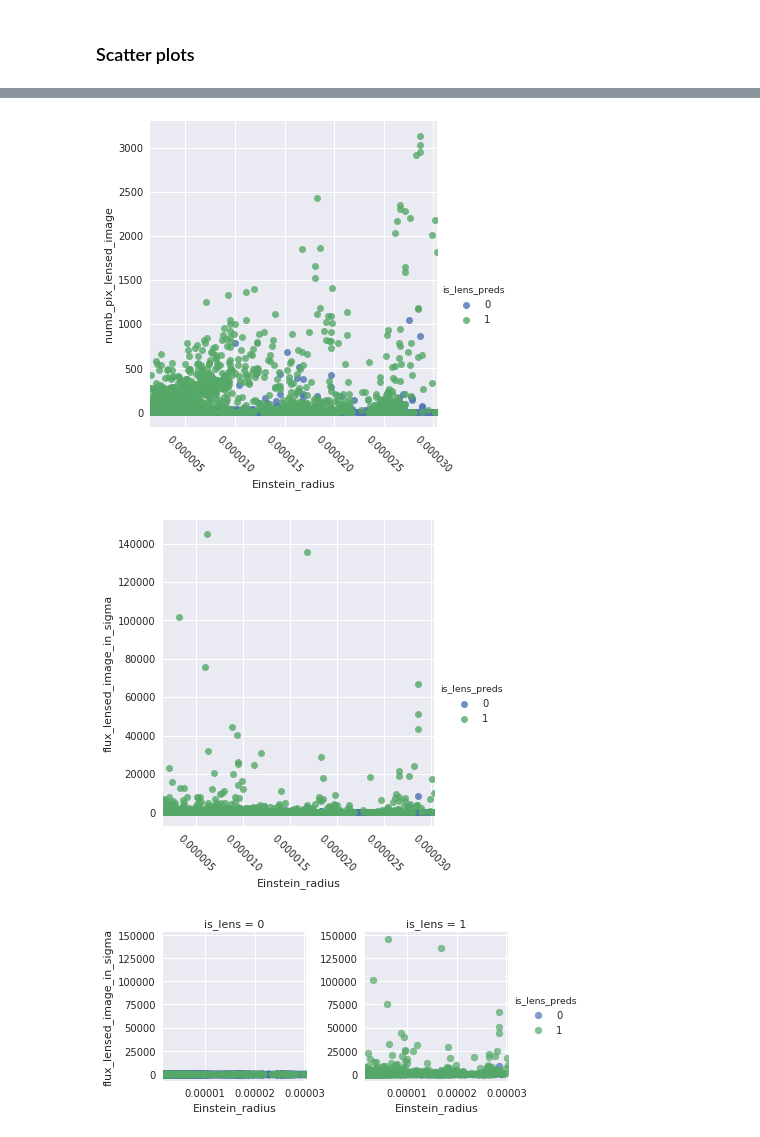
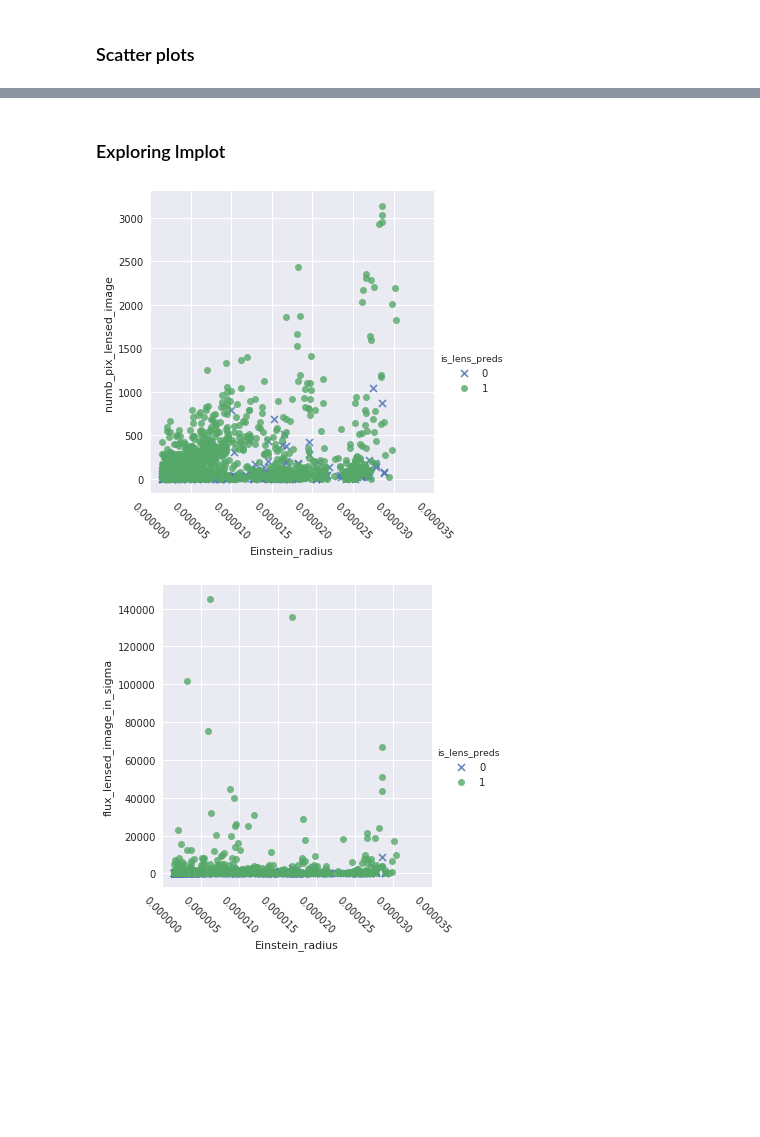
Before and after one commit to agoila/strong-lenses, a Jupyter notebook: Parameter Study.ipynb, the cells around one changed output, grey strips where cells are left out. Drawn from its saved outputs; the diff is of its cells as text; code cells hidden in the pictures; blank space fills up the shorter version.

Commit message:
improved plots

```diff
--- a/Parameter Study.ipynb
+++ b/Parameter Study.ipynb
@@ -237,2 +253,4 @@ plt.legend(['false negatives', 'true positives']);
 # %% [markdown]
 ### Scatter plots
+# %%
+sns.set()
@@ -239,20 +273,16 @@ plt.legend(['false negatives', 'true positives']);
+# %% [markdown]
+### Exploring lmplot
 # %%
-sns.lmplot(x='Einstein_radius', y='numb_pix_lensed_image', data=csv_test, fit_reg=False, hue='is_lens_preds')
-plt.xlim([min(csv_test.Einstein_radius), max(csv_test.Einstein_radius)])
+sns.lmplot(x='Einstein_radius', y='numb_pix_lensed_image', data=positives, fit_reg=False,
+           hue='is_lens_preds', markers=["x", "o"])
+plt.xlim([0.00000005, 0.000035])
 plt.xticks(rotation=-45);
 # %% [output]
-[figure, old version]
+[figure, new version]
 # %%
-sns.lmplot(x='Einstein_radius', y='flux_lensed_image_in_sigma', data=csv_test, fit_reg=False, hue='is_lens_preds')
-plt.xlim([min(csv_test.Einstein_radius), max(csv_test.Einstein_radius)])
+sns.lmplot(x='Einstein_radius', y='flux_lensed_image_in_sigma', data=positives, fit_reg=False,
+           hue='is_lens_preds', markers=["x", "o"])
+plt.xlim([0.00000005, 0.000035])
 plt.xticks(rotation=-45);
 # %% [output]
-[figure, old version]
+[figure, new version]
-# %%
-g = sns.FacetGrid(csv_test, col="is_lens", hue="is_lens_preds")
-g.map(plt.scatter, 'Einstein_radius', 'flux_lensed_image_in_sigma', alpha=.7)
-#g.set_xticklabels(rotation=-45)
-plt.xlim([min(csv_test.Einstein_radius), max(csv_test.Einstein_radius)])
-g.add_legend();
-# %% [output]
-[figure, removed]
```
Also changed, not shown: parts of 76 cells of this notebook.
